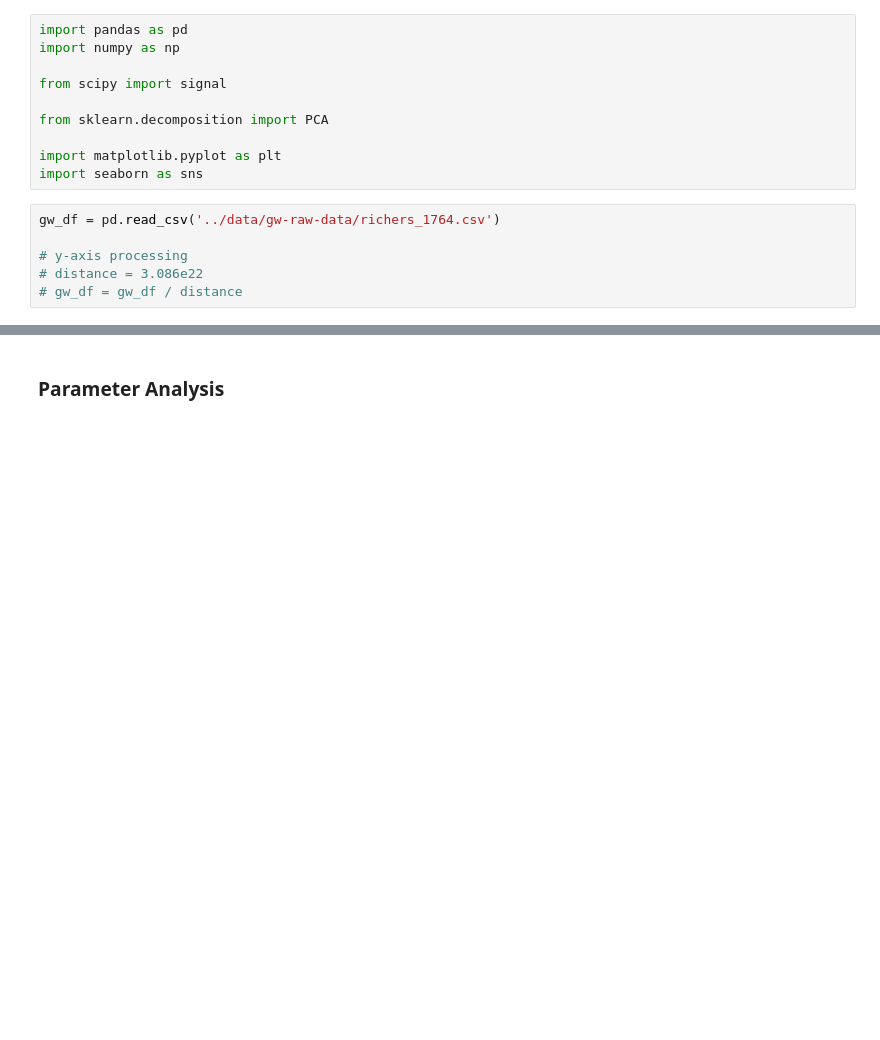
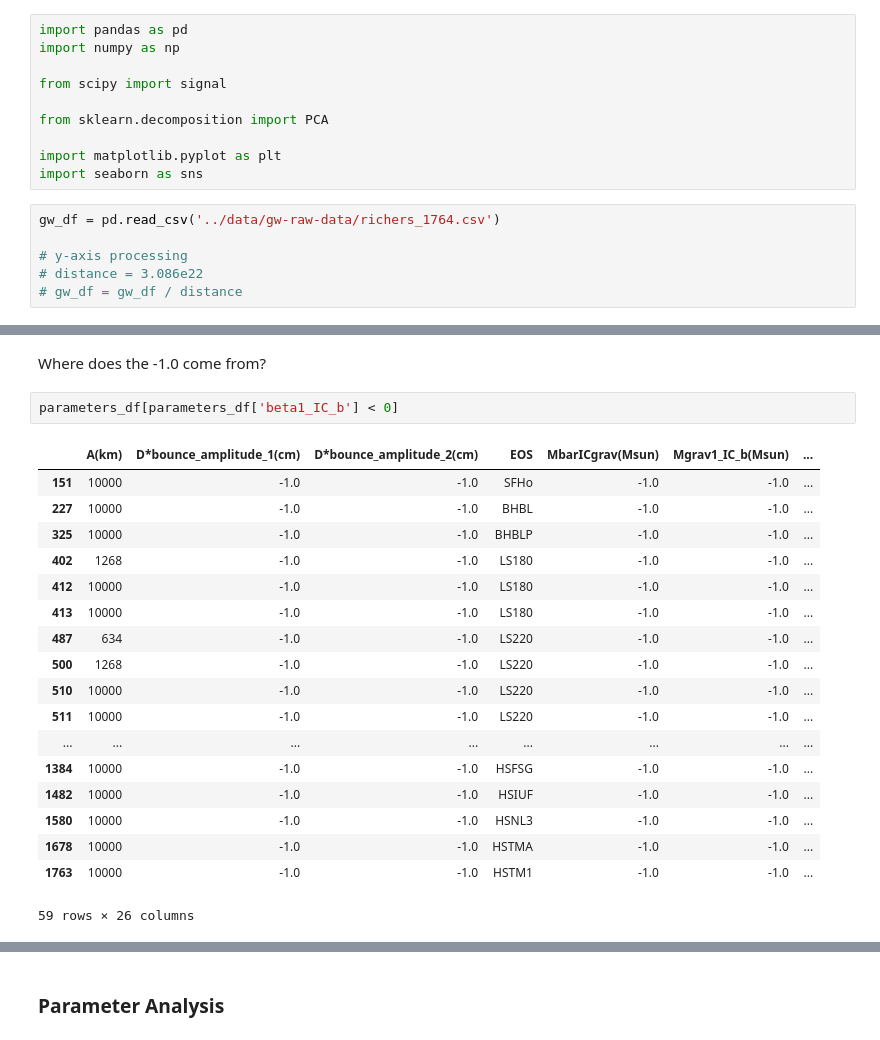
Before and after one commit to the-tarin/gw-generative-models, a Jupyter notebook: analysis/parameter_analysis.ipynb, the cells around one changed output, grey strips where cells are left out. Cells and saved outputs as stored; diff of their text form; blank space fills up the shorter version.

```diff
--- a/analysis/parameter_analysis.ipynb
+++ b/analysis/parameter_analysis.ipynb
@@ -32,0 +43,23 @@ See the caveats in the documentation: https://pandas.pydata.org/pandas-docs/stab
+# %% [markdown]
+Where does the -1.0 come from?
+# %%
+parameters_df[parameters_df['beta1_IC_b'] < 0]
+# %% [output]
+|  | A(km) | D*bounce_amplitude_1(cm) | D*bounce_amplitude_2(cm) | EOS | MbarICgrav(Msun) | Mgrav1_IC_b(Msun) | ... |
+| 151 | 10000 | -1.0 | -1.0 | SFHo | -1.0 | -1.0 | ... |
+| 227 | 10000 | -1.0 | -1.0 | BHBL | -1.0 | -1.0 | ... |
+| 325 | 10000 | -1.0 | -1.0 | BHBLP | -1.0 | -1.0 | ... |
+| 402 | 1268 | -1.0 | -1.0 | LS180 | -1.0 | -1.0 | ... |
+| 412 | 10000 | -1.0 | -1.0 | LS180 | -1.0 | -1.0 | ... |
+| 413 | 10000 | -1.0 | -1.0 | LS180 | -1.0 | -1.0 | ... |
+| 487 | 634 | -1.0 | -1.0 | LS220 | -1.0 | -1.0 | ... |
+| 500 | 1268 | -1.0 | -1.0 | LS220 | -1.0 | -1.0 | ... |
+| 510 | 10000 | -1.0 | -1.0 | LS220 | -1.0 | -1.0 | ... |
+| 511 | 10000 | -1.0 | -1.0 | LS220 | -1.0 | -1.0 | ... |
+| ... | ... | ... | ... | ... | ... | ... | ... |
+| 1384 | 10000 | -1.0 | -1.0 | HSFSG | -1.0 | -1.0 | ... |
+| 1482 | 10000 | -1.0 | -1.0 | HSIUF | -1.0 | -1.0 | ... |
+| 1580 | 10000 | -1.0 | -1.0 | HSNL3 | -1.0 | -1.0 | ... |
+| 1678 | 10000 | -1.0 | -1.0 | HSTMA | -1.0 | -1.0 | ... |
+| 1763 | 10000 | -1.0 | -1.0 | HSTM1 | -1.0 | -1.0 | ... |
+59 rows × 26 columns
```
Also changed, not shown: parts of 14 cells of this notebook, 1 other file.
